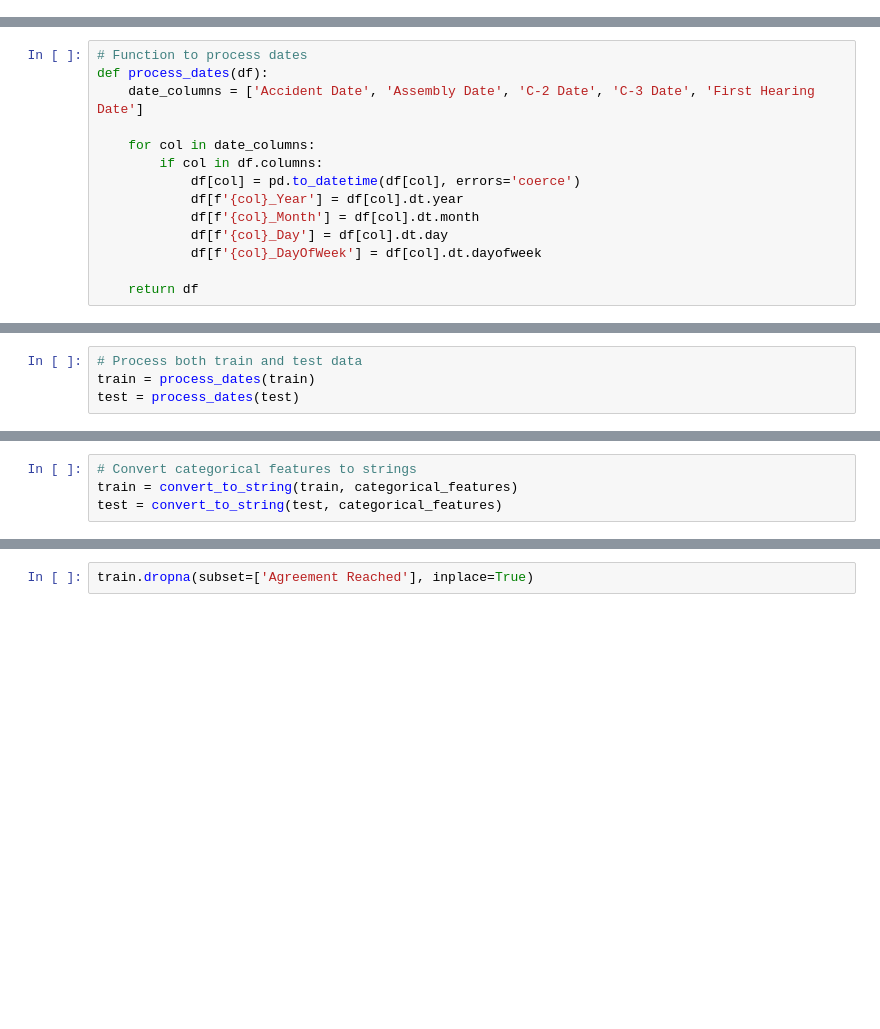
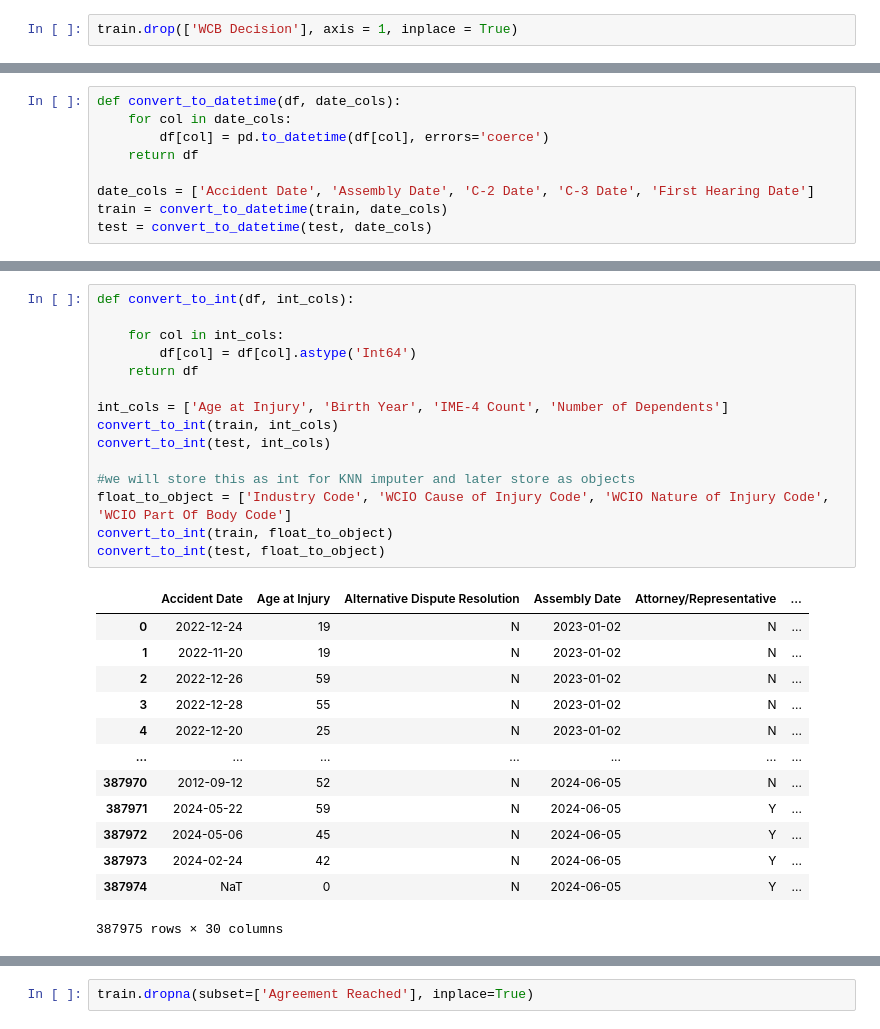
Before and after one commit to RLopes2327/Group17_ML2425, a Jupyter notebook: Agreement_Reached.ipynb, the cells around one changed output, grey strips where cells are left out. Drawn from its saved outputs; the diff is of its cells as text; blank space fills up the shorter version.

```diff
--- a/Agreement_Reached.ipynb
+++ b/Agreement_Reached.ipynb
@@ -22,0 +27,2 @@ test = test[cols]
+# %%
+train.drop(['WCB Decision'], axis = 1, inplace = True)
@@ -23,14 +31,9 @@ test = test[cols]
 # %%
-# Function to process dates
-def process_dates(df):
-    date_columns = ['Accident Date', 'Assembly Date', 'C-2 Date', 'C-3 Date', 'First Hearing Date']
+def convert_to_datetime(df, date_cols):
+    for col in date_cols:
+        df[col] = pd.to_datetime(df[col], errors='coerce')
+    return df
 
-    for col in date_columns:
-        if col in df.columns:
-            df[col] = pd.to_datetime(df[col], errors='coerce')
-            df[f'{col}_Year'] = df[col].dt.year
-            df[f'{col}_Month'] = df[col].dt.month
-            df[f'{col}_Day'] = df[col].dt.day
-            df[f'{col}_DayOfWeek'] = df[col].dt.dayofweek
-
-    return df
+date_cols = ['Accident Date', 'Assembly Date', 'C-2 Date', 'C-3 Date', 'First Hearing Date']
+train = convert_to_datetime(train, date_cols)
+test = convert_to_datetime(test, date_cols)
@@ -44,4 +39,0 @@ def convert_to_string(df, categorical_columns):
-# %%
-# Process both train and test data
-train = process_dates(train)
-test = process_dates(test)
@@ -65,4 +39,0 @@ categorical_features = ['Alternative Dispute Resolution', 'Attorney/Representati
-# %%
-# Convert categorical features to strings
-train = convert_to_string(train, categorical_features)
-test = convert_to_string(test, categorical_features)
@@ -70,0 +60,29 @@ features = date_features + numeric_features + categorical_features
+# %%
+def convert_to_int(df, int_cols):
+
+    for col in int_cols:
+        df[col] = df[col].astype('Int64')
+    return df
+
+int_cols = ['Age at Injury', 'Birth Year', 'IME-4 Count', 'Number of Dependents']
+convert_to_int(train, int_cols)
+convert_to_int(test, int_cols)
+
+#we will store this as int for KNN imputer and later store as objects
+float_to_object = ['Industry Code', 'WCIO Cause of Injury Code', 'WCIO Nature of Injury Code', 'WCIO Part Of Body Code']
+convert_to_int(train, float_to_object)
+convert_to_int(test, float_to_object)
+# %% [output]
+|  | Accident Date | Age at Injury | Alternative Dispute Resolution | Assembly Date | Attorney/Representative | ... |
+| 0 | 2022-12-24 | 19 | N | 2023-01-02 | N | ... |
+| 1 | 2022-11-20 | 19 | N | 2023-01-02 | N | ... |
+| 2 | 2022-12-26 | 59 | N | 2023-01-02 | N | ... |
+| 3 | 2022-12-28 | 55 | N | 2023-01-02 | N | ... |
+| 4 | 2022-12-20 | 25 | N | 2023-01-02 | N | ... |
+| ... | ... | ... | ... | ... | ... | ... |
+| 387970 | 2012-09-12 | 52 | N | 2024-06-05 | N | ... |
+| 387971 | 2024-05-22 | 59 | N | 2024-06-05 | Y | ... |
+| 387972 | 2024-05-06 | 45 | N | 2024-06-05 | Y | ... |
+| 387973 | 2024-02-24 | 42 | N | 2024-06-05 | Y | ... |
+| 387974 | NaT | 0 | N | 2024-06-05 | Y | ... |
+387975 rows × 30 columns
```
Also changed, not shown: parts of 48 cells of this notebook.
